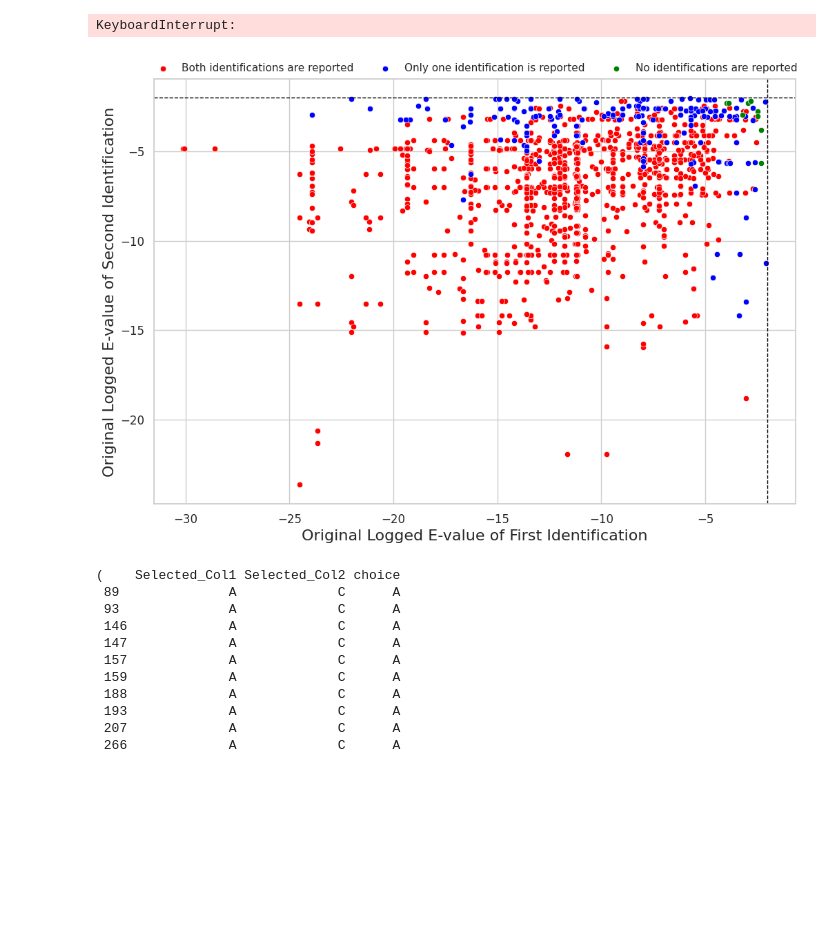
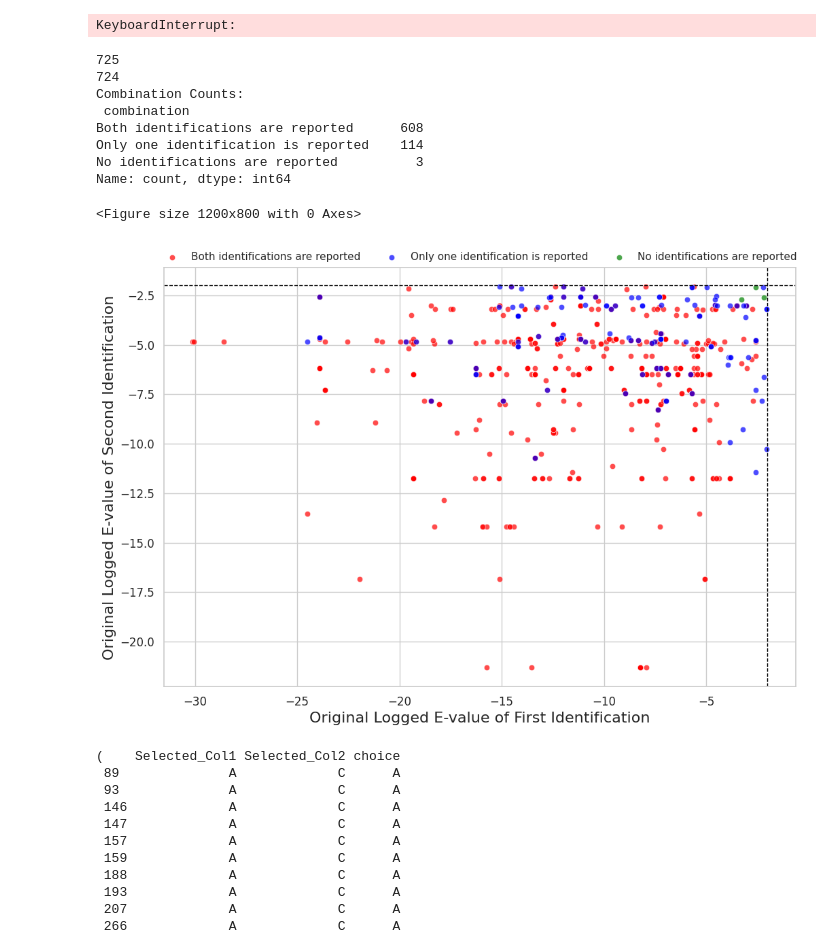
Before and after one commit to todanielwang/TopMPI, a Jupyter notebook: notebook.ipynb, the cells around one changed output. Cells and saved outputs as stored; diff of their text form; code cells hidden in the pictures; blank space fills up the shorter version.

```diff
--- a/notebook.ipynb
+++ b/notebook.ipynb
@@ -1796,12 +1796,15 @@ import matplotlib.pyplot as plt
 
 verifier = pd.read_csv("/home/daniel/Desktop/datafiles/RealData/ecoli/DDA/20231215_ecoli_400ng/20231215_ecoli_400ng_daniel_1_ms2_toppic_prsm_single.tsv", delimiter="\t")
 
-dir = "/home/daniel/Desktop/datafiles/RealData/ecoli/DDA/20231215_ecoli_400ng/simulation/"
+result1 = pd.read_csv("/home/daniel/Desktop/datafiles/RealData/ecoli/DDA/20231215_ecoli_400ng/simulation/A_ms2_toppic_prsm_single.tsv", delimiter="\t", skiprows=29)
+# result = result[result["E-value"] < 0.01]
 
-result = pd.read_csv(dir + "resolved_ms2_toppic_prsm_single.tsv", delimiter="\t", skiprows=29)
-# result2 = pd.read_csv(dir + "resolved1_ms2_toppic_prsm_single.tsv", delimiter="\t", skiprows=29)
+result2 = pd.read_csv("/home/daniel/Desktop/datafiles/RealData/ecoli/DDA/20231215_ecoli_400ng/simulation/SecondPrSM_ms2_toppic_prsm_single.tsv", delimiter="\t", skiprows=29)
+result2["Scan(s)"] = result2["Scan(s)"] + 10000000
 
-spec_list = read_msalign.read_spec_file(dir + "resolved_ms2.msalign")
+result = pd.concat([result1, result2], ignore_index=True)
+
+spec_list = read_msalign.read_spec_file("/home/daniel/Desktop/datafiles/RealData/ecoli/DDA/20231215_ecoli_400ng/simulation/A_ms2.msalign")
 # spec_list2 = read_msalign.read_spec_file(dir + "resolved2_ms2.msalign")
 
 spec_dict = {}
@@ -1810,7 +1813,7 @@ for spec in spec_list:
 
 for index, row in result.iterrows():
     result.loc[index, "Scan_real"] = int(row["Scan(s)"]) % 100000
-    result.loc[index, "Scan(other)"] = int(spec_dict[str(row["Scan(s)"])].header.title) % 100000
+    result.loc[index, "Scan(other)"] = int(spec_dict[str(row["Scan(s)"] % 100000)].header.title) % 100000
 
 # display(verifier)
 
@@ -1822,11 +1825,11 @@ joined["Verified_ProteinCorrect"] = "-"
 joined.loc[(joined["Scan(s)"] < 10000000), "Verified_ProteinCorrect"] = (joined["Protein accession"] == joined["Protein accession_True"])
 joined.loc[(joined["Scan(s)"] > 10000000), "Verified_ProteinCorrect"] = (joined["Protein accession"] == joined["Protein accession_Other"])
 
-joined["proteoform_ppm"] = joined["Proteoform mass"] * 10 / 1e6
-joined.loc[joined["proteoform_ppm"] < 0.01] = 0.01
+# joined["proteoform_ppm"] = joined["Proteoform mass"] * 10 / 1e6
+# joined.loc[joined["proteoform_ppm"] < 0.01] = 0.01
 
-joined.loc[(joined["Scan(s)"] < 10000000), "Verified_ProteoformCorrect"] = (joined["Verified_ProteinCorrect"] == True) & (abs(joined["Proteoform mass"] - joined["Proteoform mass_True"]) < joined["proteoform_ppm"])
-joined.loc[(joined["Scan(s)"] > 10000000), "Verified_ProteoformCorrect"] = (joined["Verified_ProteinCorrect"] == True) & (abs(joined["Proteoform mass"] - joined["Proteoform mass_Other"]) < joined["proteoform_ppm"])
+# joined.loc[(joined["Scan(s)"] < 10000000), "Verified_ProteoformCorrect"] = (joined["Verified_ProteinCorrect"] == True) & (abs(joined["Proteoform mass"] - joined["Proteoform mass_True"]) < joined["proteoform_ppm"])
+# joined.loc[(joined["Scan(s)"] > 10000000), "Verified_ProteoformCorrect"] = (joined["Verified_ProteinCorrect"] == True) & (abs(joined["Proteoform mass"] - joined["Proteoform mass_Other"]) < joined["proteoform_ppm"])
 
 # # Correct protein for all
 # joined[joined["Verified_ProteinCorrect"] == True]
@@ -1851,8 +1854,11 @@ joined.loc[(joined["Scan(s)"] > 10000000), "Logged E-value"] = np.log10(joined["
 df_x = joined[joined['Scan(s)'] < 10000000].reset_index(drop=True)
 df_y = joined[joined['Scan(s)'] > 10000000].reset_index(drop=True)
 
+print(df_x.shape[0])
+print(df_y.shape[0])
+
 # Make sure both dataframes have the same number of rows for pairing
-min_length = min(len(df_x), len(df_y))
+# min_length = min(len(df_x), len(df_y))
 # df_x = df_x.iloc[:min_length]
 # df_y = df_y.iloc[:min_length]
 
@@ -1863,6 +1869,8 @@ scatter_data = pd.DataFrame({
     'boolean_x': df_x['E-value'] < 0.01,
     'boolean_y': df_y['E-value'] < 0.01
 })
+
+
 
 # Define color mapping based on boolean pairs
 scatter_data['combination'] = scatter_data.apply(lambda row:
@@ -1877,40 +1885,53 @@ palette = {
 }
 
 sns.set(style='whitegrid')
 
 # Plotting the scatter plot
 plt.figure(figsize=(12, 8))
 
-# Plot red dots first (to be below)
+# Print the count of each combination
+print("Combination Counts:\n", scatter_data['combination'].value_counts())
+
+# Adding transparency for clarity
+plt.figure(figsize=(12, 8))
 sns.scatterplot(data=scatter_data[scatter_data['combination'] == 'Both identifications are reported'],
-                x='x', y='y', color=palette['Both identifications are reported'], label='Both identifications are reported')
+                x='x', y='y', color=palette['Both identifications are reported'], label='Both identifications are reported', alpha=0.7)
 
-# Plot blue and green dots after (to be above)
 sns.scatterplot(data=scatter_data[scatter_data['combination'] == 'Only one identification is reported'],
-                x='x', y='y', color=palette['Only one identification is reported'], label='Only one identification is reported')
+                x='x', y='y', color=palette['Only one identification is reported'], label='Only one identification is reported', alpha=0.7)
 
 sns.scatterplot(data=scatter_data[scatter_data['combination'] == 'No identifications are reported'],
-                x='x', y='y', color=palette['No identifications are reported'], label='No identifications are reported')
+                x='x', y='y', color=palette['No identifications are reported'], label='No identifications are reported', alpha=0.7)
 
 # Customize plot
 plt.xlabel('Original Logged E-value of First Identification', fontsize=16)
 plt.ylabel('Original Logged E-value of Second Identification', fontsize=16)
 
 plt.legend(title='', loc='upper center', bbox_to_anchor=(0.5, 1.06), ncol=3, frameon=False)
 
 plt.axvline(x=-2, color='black', linestyle='--', linewidth=1)
 plt.axhline(y=-2, color='black', linestyle='--', linewidth=1)
 
 plt.xticks(fontsize=12)
 plt.yticks(fontsize=12)
 
 # plt.suptitle('Reported Identifications under 0.01 E-value Cutoff', fontsize=20)
 
-plt.savefig("sensitivity.png", dpi=200)
+plt.savefig("sensitivity.png", dpi=800, format="png")
+plt.savefig("sensitivity.svg", dpi=400, format="svg")
 
 plt.show()
 # %% [output]
+725
+724
+Combination Counts:
+ combination
+Both identifications are reported      608
+Only one identification is reported    114
+No identifications are reported          3
+Name: count, dtype: int64
+<Figure size 1200x800 with 0 Axes>
-[figure, old version]
+[figure, new version]
 # %%
 import pandas as pd
 
```
Also changed, not shown: parts of 46 cells of this notebook, 23 other files.
